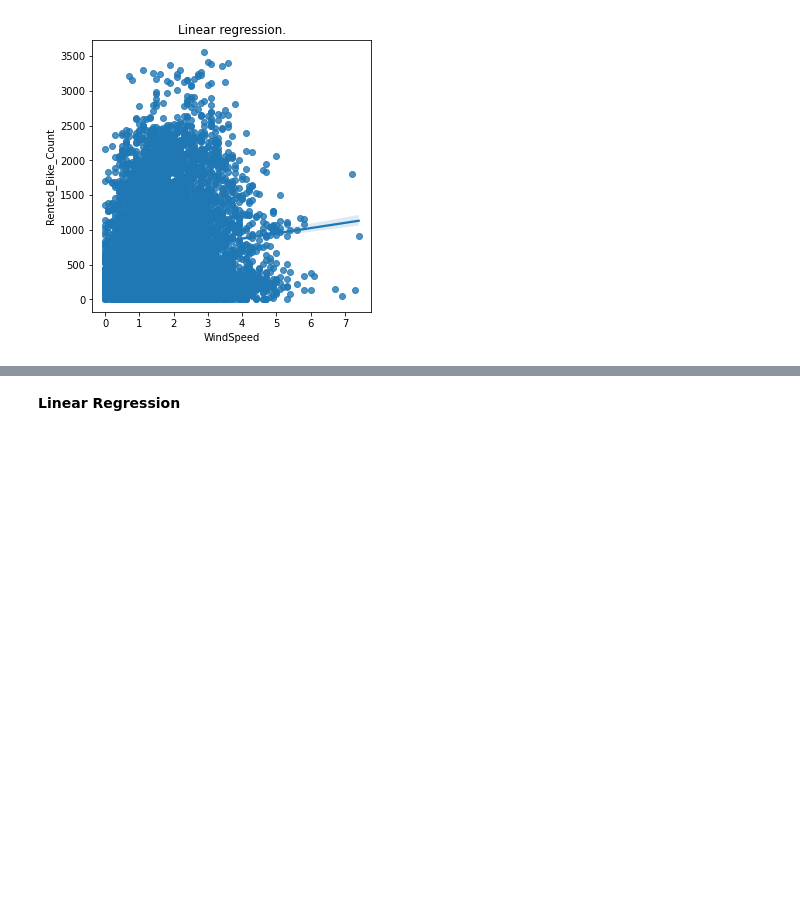
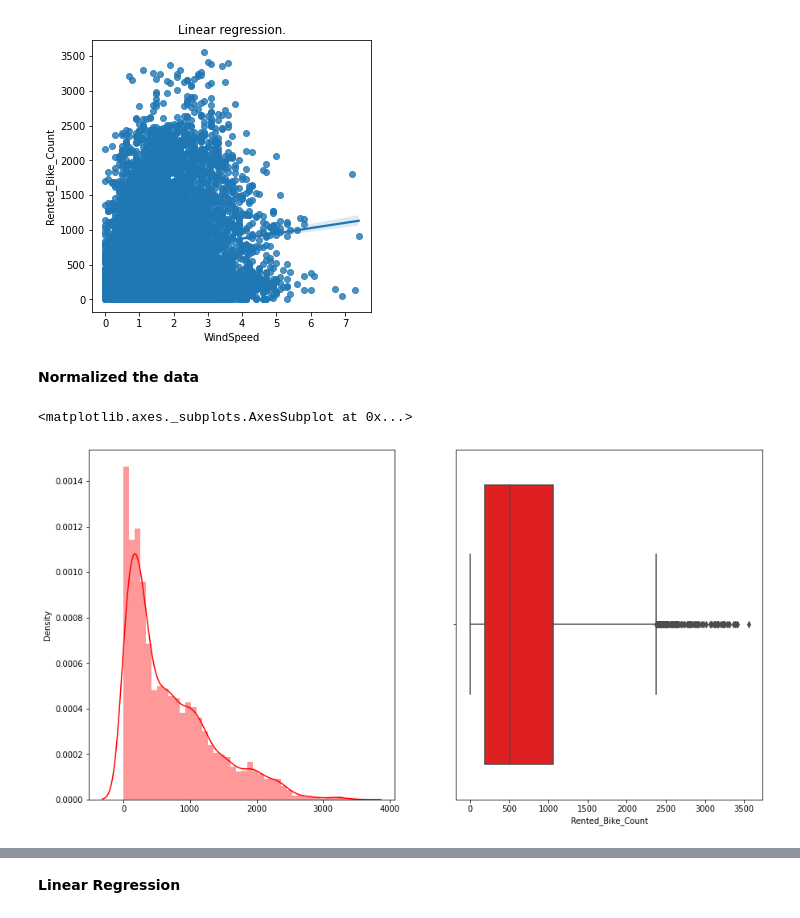
Before and after one commit to Anupa-123/Bike-sharing-demand-prediction, a Jupyter notebook: Bike_Sharing_Demand_Prediction_Capstone_Project.ipynb, the cells around one changed output, grey strips where cells are left out. Saved outputs shown, nothing was run; the diff lists cells and outputs as text; code cells hidden in the pictures; blank space fills up the shorter version.

```diff
--- a/Bike_Sharing_Demand_Prediction_Capstone_Project.ipynb
+++ b/Bike_Sharing_Demand_Prediction_Capstone_Project.ipynb
@@ -762,3 +755,14 @@ sns.regplot(x=df['WindSpeed'],y=df['Rented_Bike_Count'])
 # %% [output]
 <matplotlib.axes._subplots.AxesSubplot at 0x...>
 [figure]
+# %% [markdown]
+**Normalized the data**
+# %%
+# plotting subplots
+f, axes = plt.subplots(1, 2,figsize=(15,8))
+sns.distplot(x=df['Rented_Bike_Count'],color='red',ax=axes[0])
+# plt.figure(figsize=(15,8))
+sns.boxplot(x=df['Rented_Bike_Count'],color='red',ax=axes[1])
+# %% [output]
+<matplotlib.axes._subplots.AxesSubplot at 0x...>
+[figure, added]
```
Also changed, not shown: parts of 4 cells of this notebook.
